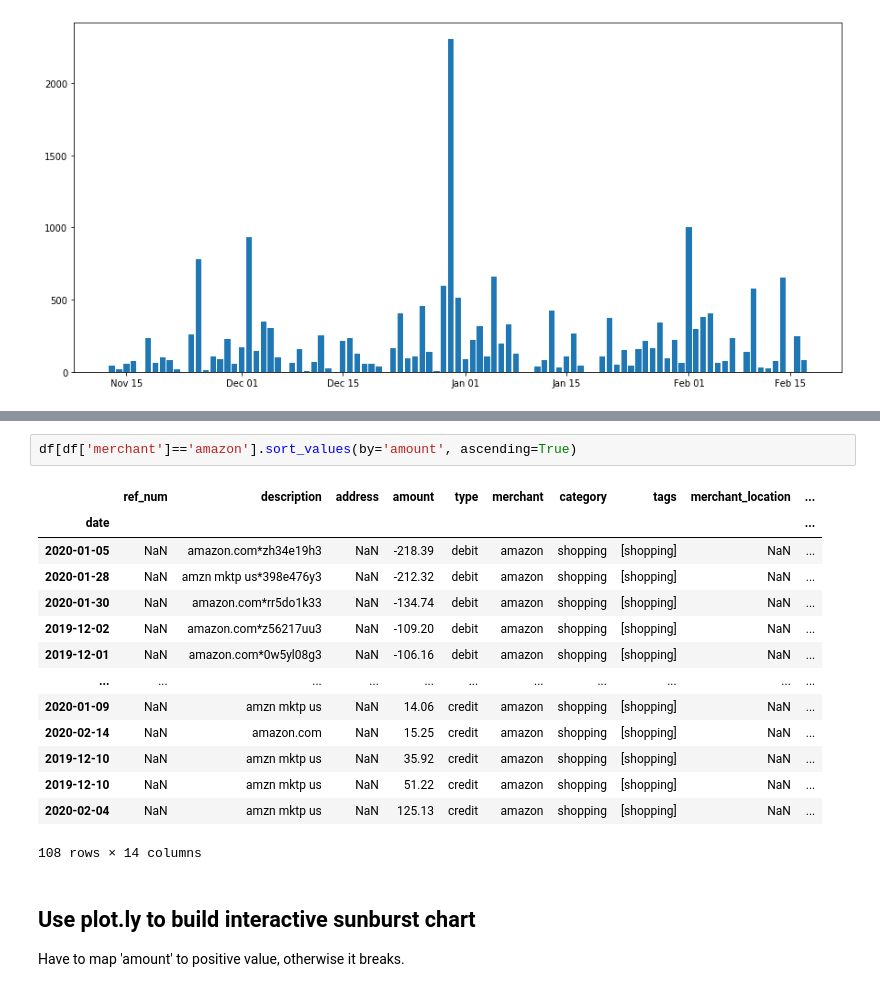
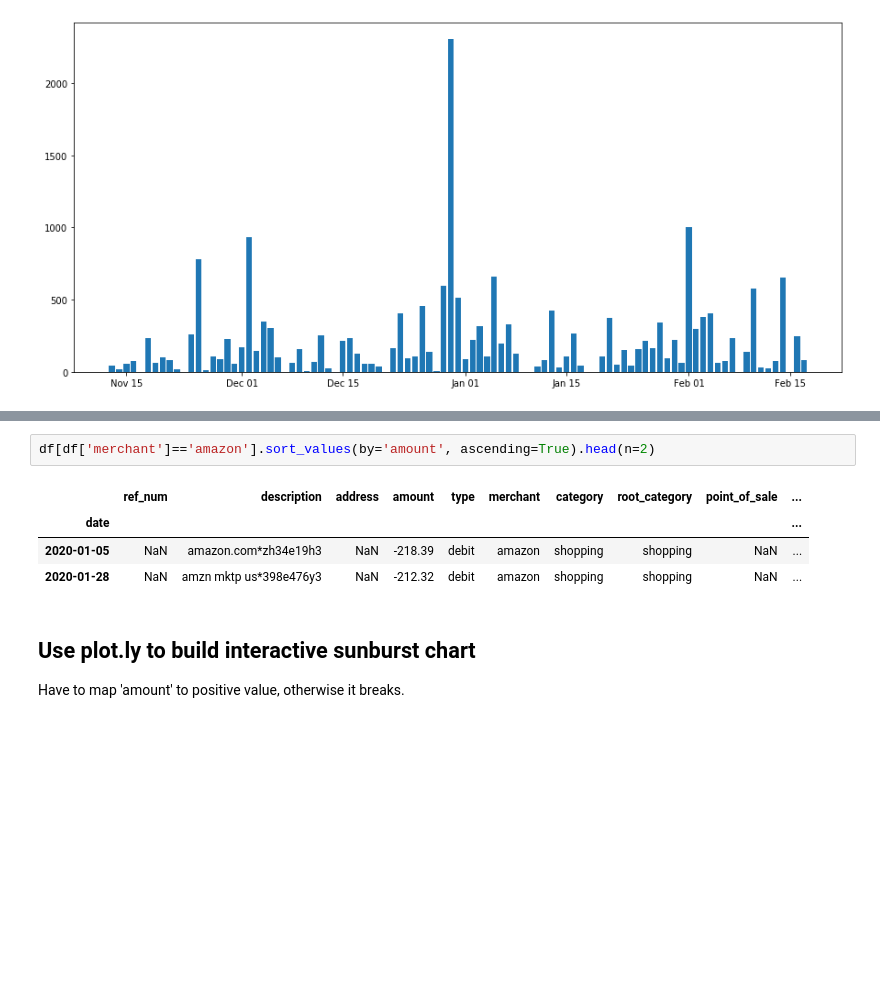
Before and after one commit to romaninozemtsev/personal_finance, a Jupyter notebook: parse_folder.ipynb, the cells around one changed output, grey strips where cells are left out. Saved outputs shown, nothing was run; the diff lists cells and outputs as text; blank space fills up the shorter version.

```diff
--- a/parse_folder.ipynb
+++ b/parse_folder.ipynb
@@ -89,20 +102,10 @@ df[df['type']=='debit'].groupby(['merchant'])['amount'].agg('sum').map(abs).sort
 # %%
-df[df['merchant']=='amazon'].sort_values(by='amount', ascending=True)
+df[df['merchant']=='amazon'].sort_values(by='amount', ascending=True).head(n=2)
 # %% [output]
-|  | ref_num | description | address | amount | type | merchant | category | tags | merchant_location | ... |
+|  | ref_num | description | address | amount | type | merchant | category | root_category | point_of_sale | ... |
 | date |  |  |  |  |  |  |  |  |  | ... |
-| 2020-01-05 | NaN | amazon.com*zh34e19h3 | NaN | -218.39 | debit | amazon | shopping | [shopping] | NaN | ... |
-| 2020-01-28 | NaN | amzn mktp us*398e476y3 | NaN | -212.32 | debit | amazon | shopping | [shopping] | NaN | ... |
-| 2020-01-30 | NaN | amazon.com*rr5do1k33 | NaN | -134.74 | debit | amazon | shopping | [shopping] | NaN | ... |
-| 2019-12-02 | NaN | amazon.com*z56217uu3 | NaN | -109.20 | debit | amazon | shopping | [shopping] | NaN | ... |
-| 2019-12-01 | NaN | amazon.com*0w5yl08g3 | NaN | -106.16 | debit | amazon | shopping | [shopping] | NaN | ... |
-| ... | ... | ... | ... | ... | ... | ... | ... | ... | ... | ... |
-| 2020-01-09 | NaN | amzn mktp us | NaN | 14.06 | credit | amazon | shopping | [shopping] | NaN | ... |
-| 2020-02-14 | NaN | amazon.com | NaN | 15.25 | credit | amazon | shopping | [shopping] | NaN | ... |
-| 2019-12-10 | NaN | amzn mktp us | NaN | 35.92 | credit | amazon | shopping | [shopping] | NaN | ... |
-| 2019-12-10 | NaN | amzn mktp us | NaN | 51.22 | credit | amazon | shopping | [shopping] | NaN | ... |
-| 2020-02-04 | NaN | amzn mktp us | NaN | 125.13 | credit | amazon | shopping | [shopping] | NaN | ... |
+| 2020-01-05 | NaN | amazon.com*zh34e19h3 | NaN | -218.39 | debit | amazon | shopping | shopping | NaN | ... |
+| 2020-01-28 | NaN | amzn mktp us*398e476y3 | NaN | -212.32 | debit | amazon | shopping | shopping | NaN | ... |
-108 rows × 14 columns
 # %% [markdown]
 ## Use plot.ly to build interactive sunburst chart
 
```
Also changed, not shown: parts of 9 cells of this notebook, 5 other files.
